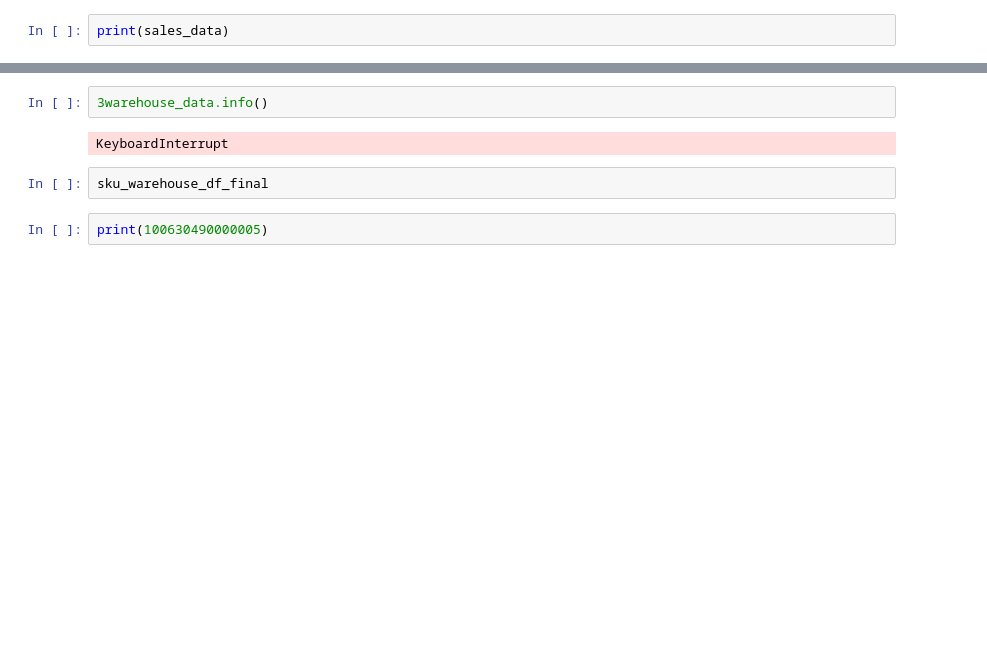
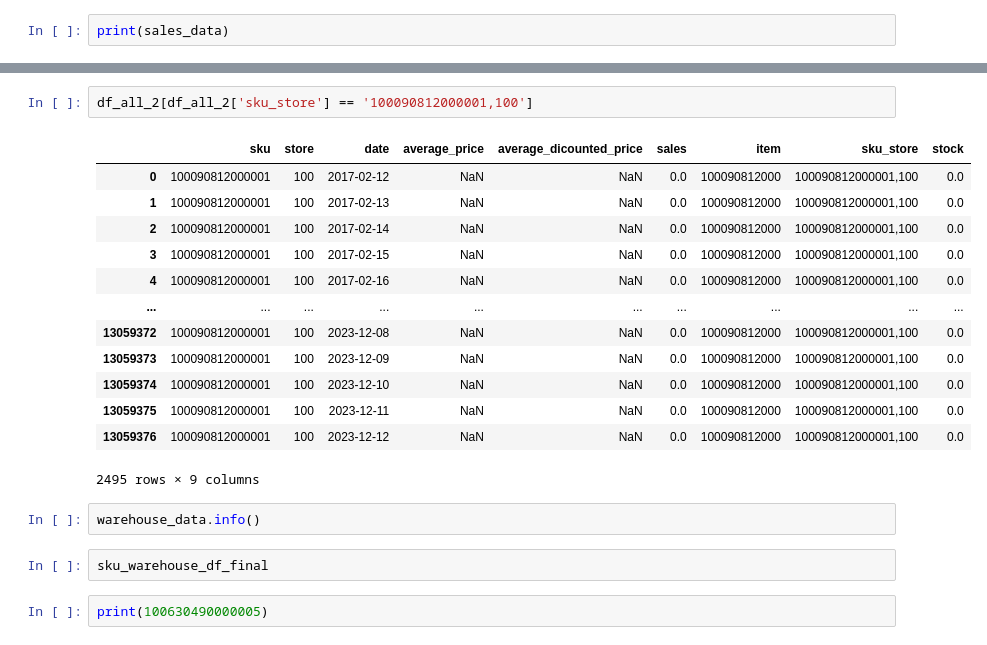
Before and after one commit to SDattaAi/sdatta-nlp, a Jupyter notebook: palmers_fashion/notebook2_warehouse.ipynb, the cells around one changed output, grey strips where cells are left out. Drawn from its saved outputs; the diff is of its cells as text; blank space fills up the shorter version.

```diff
--- a/palmers_fashion/notebook2_warehouse.ipynb
+++ b/palmers_fashion/notebook2_warehouse.ipynb
@@ -182,7 +338,21 @@ print(sku_warehouse.iloc[60:90])
+# %%
+df_all_2[df_all_2['sku_store'] == '100090812000001,100']
+# %% [output]
+|  | sku | store | date | average_price | average_dicounted_price | sales | item | sku_store | stock |
+| 0 | 100090812000001 | 100 | 2017-02-12 | NaN | NaN | 0.0 | 100090812000 | 100090812000001,100 | 0.0 |
+| 1 | 100090812000001 | 100 | 2017-02-13 | NaN | NaN | 0.0 | 100090812000 | 100090812000001,100 | 0.0 |
+| 2 | 100090812000001 | 100 | 2017-02-14 | NaN | NaN | 0.0 | 100090812000 | 100090812000001,100 | 0.0 |
+| 3 | 100090812000001 | 100 | 2017-02-15 | NaN | NaN | 0.0 | 100090812000 | 100090812000001,100 | 0.0 |
+| 4 | 100090812000001 | 100 | 2017-02-16 | NaN | NaN | 0.0 | 100090812000 | 100090812000001,100 | 0.0 |
+| ... | ... | ... | ... | ... | ... | ... | ... | ... | ... |
+| 13059372 | 100090812000001 | 100 | 2023-12-08 | NaN | NaN | 0.0 | 100090812000 | 100090812000001,100 | 0.0 |
+| 13059373 | 100090812000001 | 100 | 2023-12-09 | NaN | NaN | 0.0 | 100090812000 | 100090812000001,100 | 0.0 |
+| 13059374 | 100090812000001 | 100 | 2023-12-10 | NaN | NaN | 0.0 | 100090812000 | 100090812000001,100 | 0.0 |
+| 13059375 | 100090812000001 | 100 | 2023-12-11 | NaN | NaN | 0.0 | 100090812000 | 100090812000001,100 | 0.0 |
+| 13059376 | 100090812000001 | 100 | 2023-12-12 | NaN | NaN | 0.0 | 100090812000 | 100090812000001,100 | 0.0 |
+2495 rows × 9 columns
 # %%
-3warehouse_data.info()
+warehouse_data.info()
-# %% [output]
-KeyboardInterrupt
 # %%
 sku_warehouse_df_final
 # %%
```
Also changed, not shown: parts of 24 cells of this notebook.
